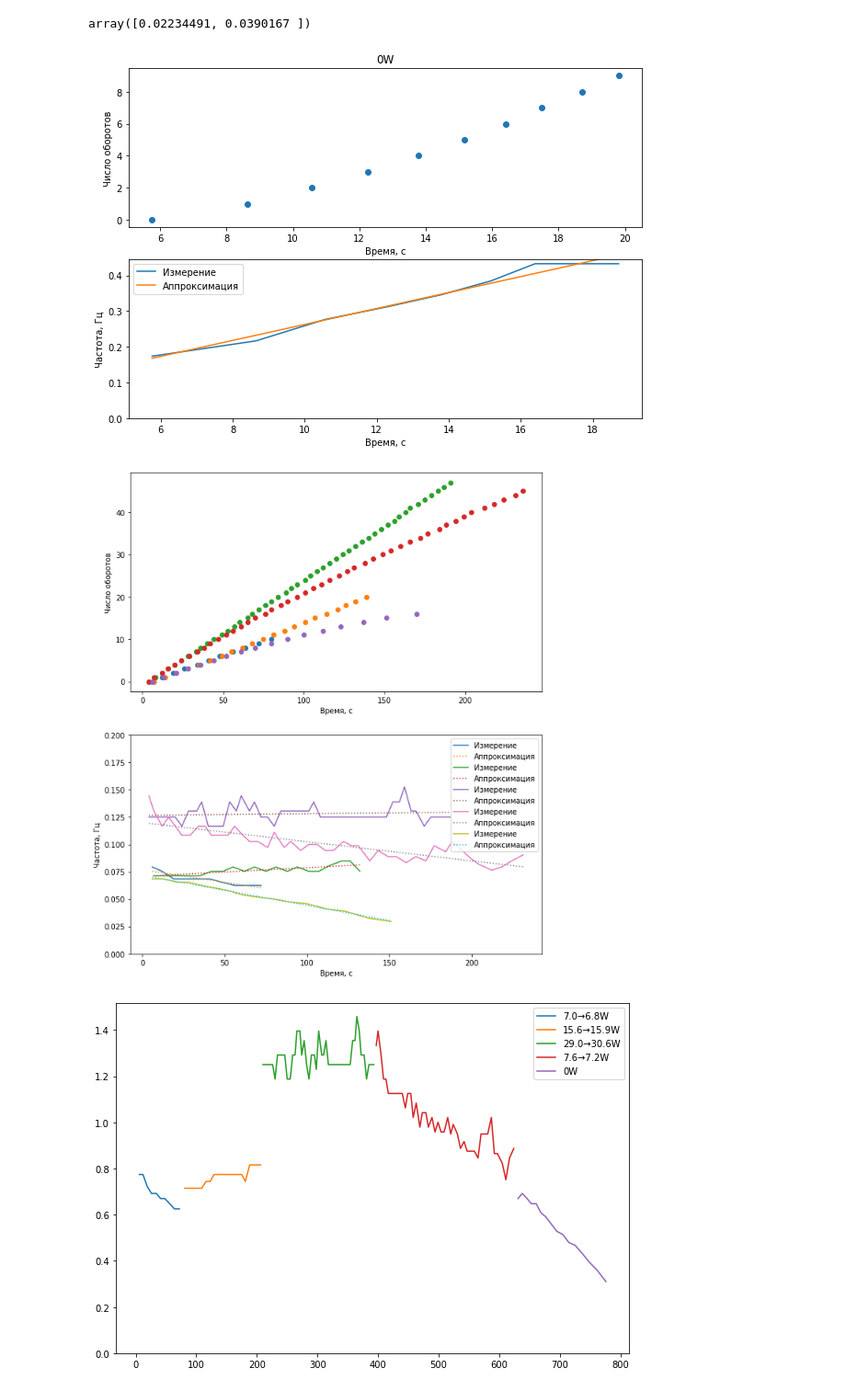
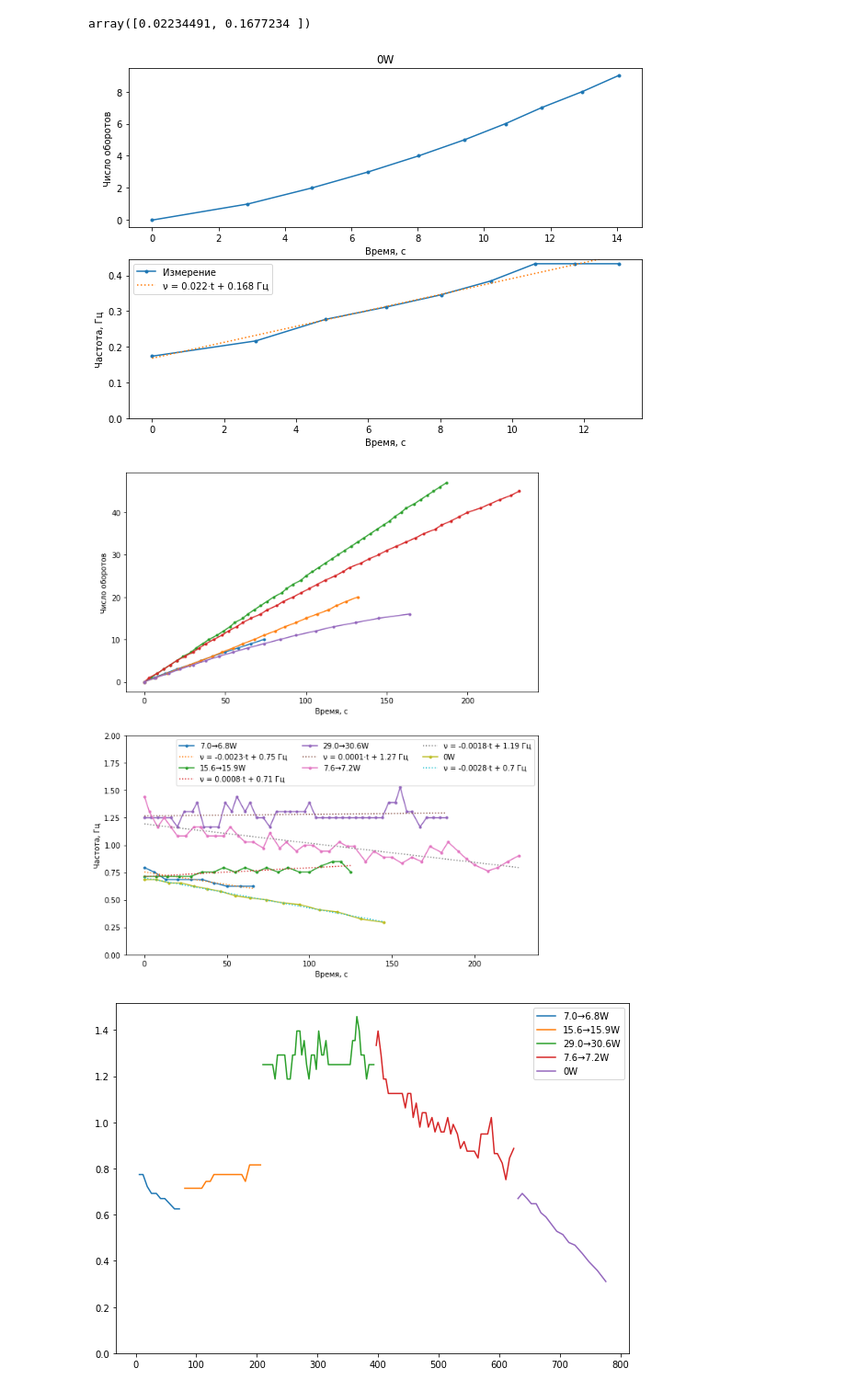
Before and after one commit to sitandr/lab, a Jupyter notebook: Steeling Wheel/main.ipynb, the cells around one changed output. Shown at 92% size. Cells and saved outputs as stored; diff of their text form; code cells hidden in the pictures.

Commit message:
Images&results

```diff
--- a/Steeling Wheel/main.ipynb
+++ b/Steeling Wheel/main.ipynb
@@ -28,14 +28,15 @@ def points(table):
     return list(r), range(len(r))
 #%matplotlib widget
 
-def plot_coords(data, name=None, title='', sm_w=3, freq=1, approx=None, axes=None, label="Измерение"):
+def plot_coords(data, name=None, title='', sm_w=3, freq=1, approx=None, axes=None, label="Измерение", approx_labeler=None, rounding=3):
     if axes is None:
         fig = plt.figure(figsize=(10, 7))
 
         axes = fig.subplots(2)
 
         axes[0].set_title(title)
-    axes[0].scatter(*points(data))
+    data['t'] -= data['t'].iloc[0]
+    axes[0].plot(*points(data),  '.-')
     axes[0].set_ylabel('Число оборотов')
     axes[0].set_xlabel('Время, с')
 
@@ -43,13 +44,13 @@ def plot_coords(data, name=None, title='', sm_w=3, freq=1, approx=None, axes=Non
     axes[1].set_ylabel('Частота, Гц')
     axes[1].set_xlabel('Время, с')
     speed = points_d(data, smooth_width=sm_w, freq=freq)
-    axes[1].plot(*speed, label=label)
+    axes[1].plot(*speed, '.-', label=label)
     axes[1].set_ylim(bottom=0)
 
-    if name and not axes: fig.savefig("img/" + name + '.png')
+    if name and (axes is None): fig.savefig("img/" + name + '.png')
     if approx:
         res, err = curve_fit(approx, *speed)
-        axes[1].plot(speed[0], approx(speed[0], *res), ':', label="Аппроксимация")
+        axes[1].plot(speed[0], approx(speed[0], *res), ':', label="Аппроксимация" if approx_labeler is None else approx_labeler(*np.round(res, rounding)))
         axes[1].legend()
         return res
 # %%
@@ -78,37 +79,38 @@ array([0.42446957])
 # %%
 
 plot_coords(pd.read_csv("data/Взеты и паденения Османскорй империи", delimiter=";", comment = "#"), 'Падение', "0W", sm_w=2,
-           approx=lambda x, B, C: B*x + C)
+           approx=lambda x, B, C: B*x + C, approx_labeler=lambda B, C: f"ν = {B}·t + {C} Гц")
 # %% [output]
-array([0.02234491, 0.0390167 ])
+array([0.02234491, 0.1677234 ])
-[figure, old version]
+[figure, new version]
 # %%
 rots = pd.read_csv("data/Обороты", delimiter=";", comment = "#")
 # %%
 import re
-
+names = ['7.0→6.8W', '15.6→15.9W', '29.0→30.6W', '7.6→7.2W', '0W']
 def convert_time(s):
     if type(s) == float: return s
     t = re.match("(-?\d\d?):(\d\d(.\d+)?)", s)
     if t == None:
         return float(s)
     t = t.groups()
     return int(t[0])*60 + float(t[1])
 
 
 fig = plt.figure(figsize=(10, 12))
 axes = fig.subplots(2)
 
-for i in rots.groupby('n'):
+for i, j in zip(rots.groupby('n'), names):
     i = i[1]
     i['t'] = i['time'].apply(convert_time)
-    plot_coords(i, axes=axes, approx=lambda x, B, C: B*x + C)
-axes[1].set_ylim(bottom=0, top = 0.2)
+    plot_coords(i, axes=axes, freq=10, approx=lambda x, B, C: B*x + C, label=j, approx_labeler=lambda B, C: f"ν = {B}·t + {round(C, 2)} Гц", rounding=4)
+axes[1].set_ylim(bottom=0, top = 2)
+axes[1].legend(loc=1, ncol=3)
 # plt.legend()
 #    plt.plot(*points_d(i, freq=10))
 plt.savefig('img/coords.png')
 # %% [output]
-[figure, old version]
+[figure, new version]
 # %%
 
 
```
Also changed, not shown: parts of 9 cells of this notebook, 19 other files.
